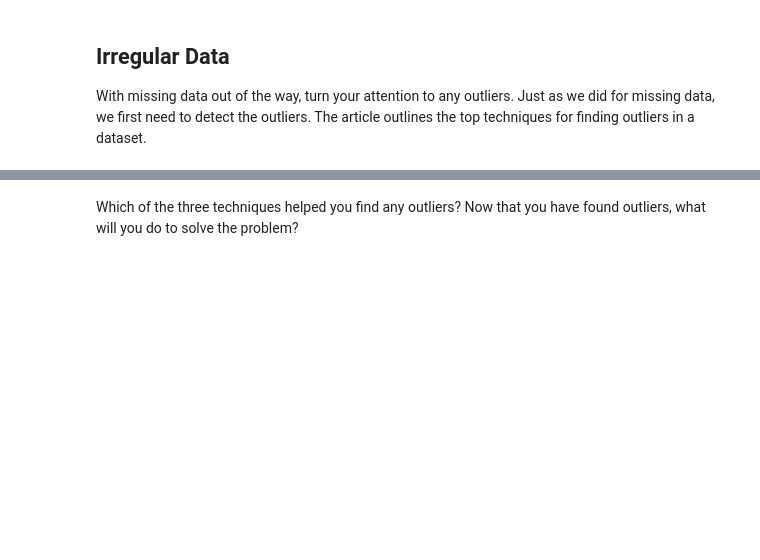
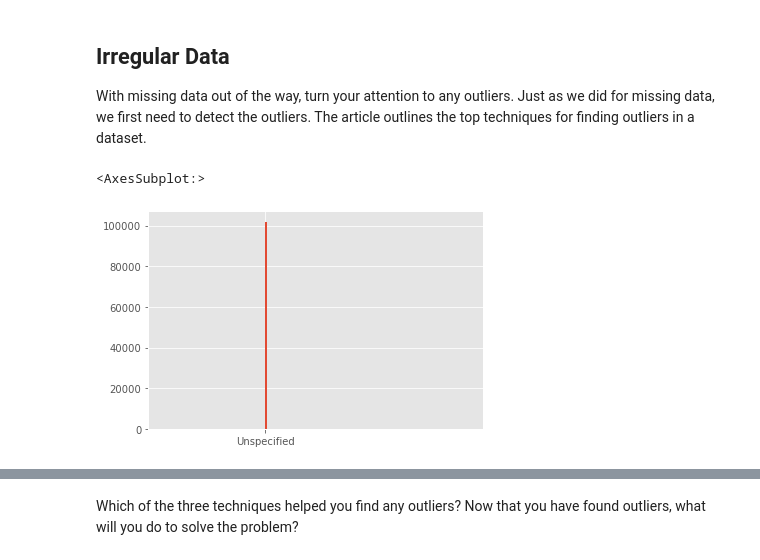
Before and after one commit to Jeeper25/cleaning-data, a Jupyter notebook: Cleaning Data Exercises.ipynb, the cells around one changed output, grey strips where cells are left out. Drawn from its saved outputs; the diff is of its cells as text; code cells hidden in the pictures; blank space fills up the shorter version.

```diff
--- a/Cleaning Data Exercises.ipynb
+++ b/Cleaning Data Exercises.ipynb
@@ -35,3 +126,17 @@ In the Towards Data Science article, they list 3 techniques for detecting any mi
 Now that you have tried all 3 techniques for detecting missing data, did you find any? Reading through the article, which solution do you think will help you clean the data set and handle the missing data? Try out your solution below!
 # %%
 # Handle any missing data in your dataframe.
+#Imputing the missing data.
+
+df_numeric = df.select_dtypes(include=[np.number])
+numeric_cols = df_numeric.columns.values
+
+for col in numeric_cols:
+    missing = df[col].isnull()
+    num_missing = np.sum(missing)
+
+    if num_missing > 0:
+        print('imputing missing values for: {}'.format(col))
+        df['{}_ismissing'.format(col)] = missing
+        med = df[col].median()
+        df[col] = df[col].fillna(med)
@@ -41,5 +164,11 @@ Now that you have tried all 3 techniques for detecting missing data, did you fin
 With missing data out of the way, turn your attention to any outliers. Just as we did for missing data, we first need to detect the outliers. The article outlines the top techniques for finding outliers in a dataset.
 # %%
 # Plot a histogram to see if there are any outliers.
+
+df['School Name'].hist(bins=100)
+df['Vehicle Type'].hist(bins=100)
+# %% [output]
+<AxesSubplot:>
+[figure, added]
 # %%
 # Use the describe() method
```
Also changed, not shown: parts of 11 cells of this notebook.
